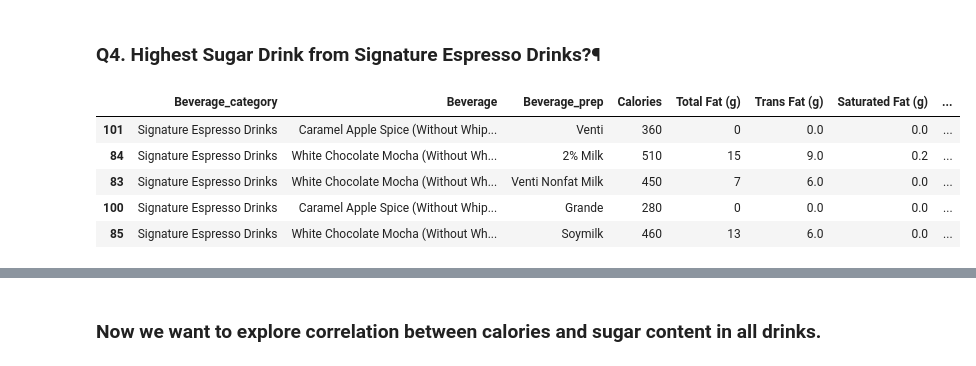
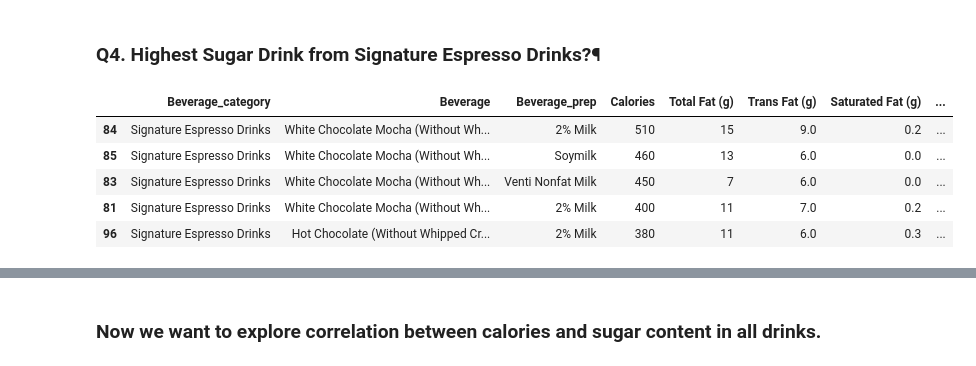
Before and after one commit to theRusa/Starbucks-Menu-Nutrition-Analysis, a Jupyter notebook: Starbucks_EDA.ipynb, the cells around one changed output, grey strips where cells are left out. Saved outputs shown, nothing was run; the diff lists cells and outputs as text; code cells hidden in the pictures.

```diff
--- a/Starbucks_EDA.ipynb
+++ b/Starbucks_EDA.ipynb
@@ -302,12 +295,12 @@ plt.savefig("Calories.jpg")
 ### Q4. Highest Sugar Drink from Signature Espresso Drinks?¶
 # %%
 signature = df.loc[(df['Beverage_category'] == 'Signature Espresso Drinks')]
-signature.sort_values(' Sugars (g)', ascending=False).head()
+signature.sort_values('Calories', ascending=False).head()
 # %% [output]
 |  | Beverage_category | Beverage | Beverage_prep | Calories | Total Fat (g) | Trans Fat (g) | Saturated Fat (g) | ... |
-| 101 | Signature Espresso Drinks | Caramel Apple Spice (Without Whip... | Venti | 360 | 0 | 0.0 | 0.0 | ... |
 | 84 | Signature Espresso Drinks | White Chocolate Mocha (Without Wh... | 2% Milk | 510 | 15 | 9.0 | 0.2 | ... |
+| 85 | Signature Espresso Drinks | White Chocolate Mocha (Without Wh... | Soymilk | 460 | 13 | 6.0 | 0.0 | ... |
 | 83 | Signature Espresso Drinks | White Chocolate Mocha (Without Wh... | Venti Nonfat Milk | 450 | 7 | 6.0 | 0.0 | ... |
-| 100 | Signature Espresso Drinks | Caramel Apple Spice (Without Whip... | Grande | 280 | 0 | 0.0 | 0.0 | ... |
-| 85 | Signature Espresso Drinks | White Chocolate Mocha (Without Wh... | Soymilk | 460 | 13 | 6.0 | 0.0 | ... |
+| 81 | Signature Espresso Drinks | White Chocolate Mocha (Without Wh... | 2% Milk | 400 | 11 | 7.0 | 0.2 | ... |
+| 96 | Signature Espresso Drinks | Hot Chocolate (Without Whipped Cr... | 2% Milk | 380 | 11 | 6.0 | 0.3 | ... |
 # %%
```
Also changed, not shown: parts of 3 cells of this notebook.
